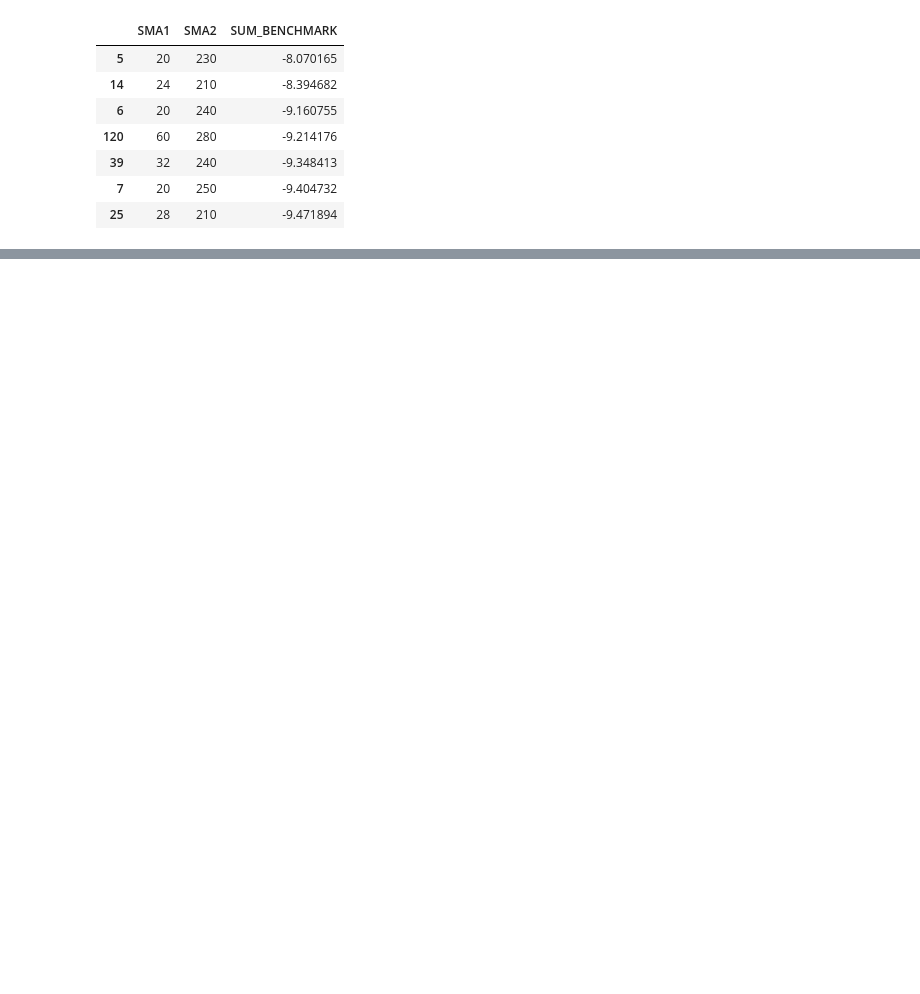
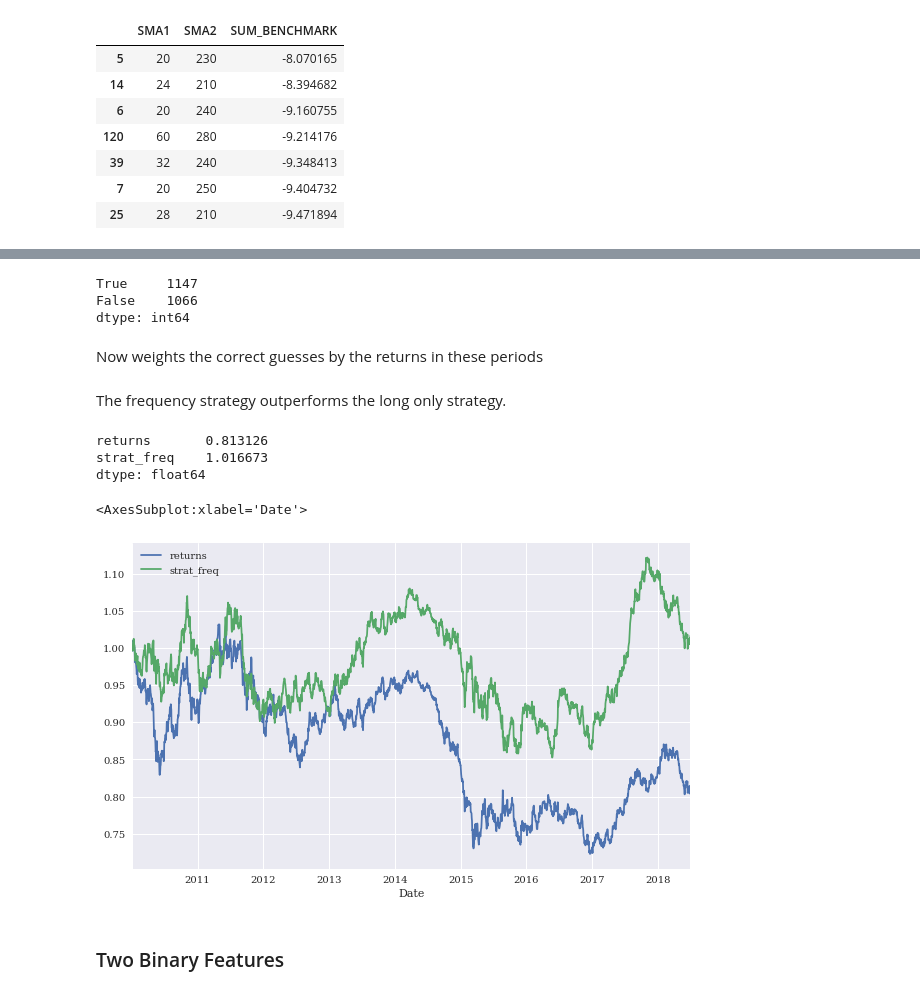
Before and after one commit to JoesUsername98/Quant_Portfolio, a Jupyter notebook: Backtesting.ipynb, the cells around one changed output, grey strips where cells are left out. Drawn from its saved outputs; the diff is of its cells as text; code cells hidden in the pictures; blank space fills up the shorter version.

Commit message:
Add frequency method

```diff
--- a/Backtesting.ipynb
+++ b/Backtesting.ipynb
@@ -224,0 +379,35 @@ results.sort_values('SUM_BENCHMARK', ascending=False).head(7)
+# %%
+def create_bins(data, cols, cols_bin, bins=[0]):
+    '''
+    Modifies data inplace to add bins of the lag column
+
+    Parameters
+    ==========
+    data: dataframe
+        Contains Date (index), a single symbol, and the returns of that symbol
+    cols: list of strings
+        containing the symbols of previously added lags
+    cols_bins: list of int
+        containing the symbols of previously added lags and their bins
+    MODIFIED FROM Hilspich to remove the use of global variables
+
+    Results
+    =======
+    cols: list of strings
+        as above
+    cols_bins: list of int
+        containing the symbols of previously added lags and their bins
+
+    INPUT data and lags
+
+    '''
+
+    for col in cols:
+        col_bin = col + '_bin'
+        data[col_bin] = np.digitize(data[col], bins=bins)
+        cols_bin.append(col_bin)
+
+    return cols, cols_bin
+# %%
+cols_bin = []
+cols, cols_bin = create_bins(data, cols, cols_bin )
@@ -224,0 +448,2 @@ results.sort_values('SUM_BENCHMARK', ascending=False).head(7)
+# %%
+data['pos_freq'] = np.where(data[cols_bin].sum(axis=1) ==2, -1, 1)
@@ -224,0 +452,25 @@ results.sort_values('SUM_BENCHMARK', ascending=False).head(7)
+# %%
+(data['direction'] == data['pos_freq']).value_counts()
+# %% [output]
+True     1147
+False    1066
+dtype: int64
+# %% [markdown]
+Now weights the correct guesses by the returns in these periods
+# %%
+data['strat_freq'] = data['pos_freq'] *data['returns']
+# %% [markdown]
+The frequency strategy outperforms the long only strategy.
+# %%
+data[['returns', 'strat_freq']].sum().apply(np.exp)
+# %% [output]
+returns       0.813126
+strat_freq    1.016673
+dtype: float64
+# %%
+data[['returns','strat_freq']].cumsum().apply(np.exp).plot(figsize=(10,6))
+# %% [output]
+<AxesSubplot:xlabel='Date'>
+[figure, added]
+# %% [markdown]
+### Two Binary Features
```
Also changed, not shown: parts of 47 cells of this notebook.
